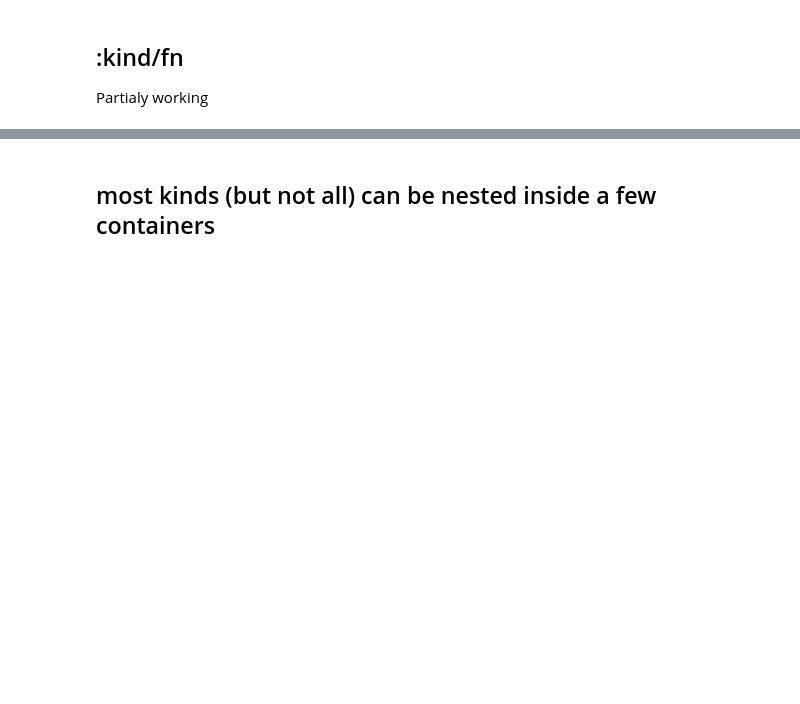
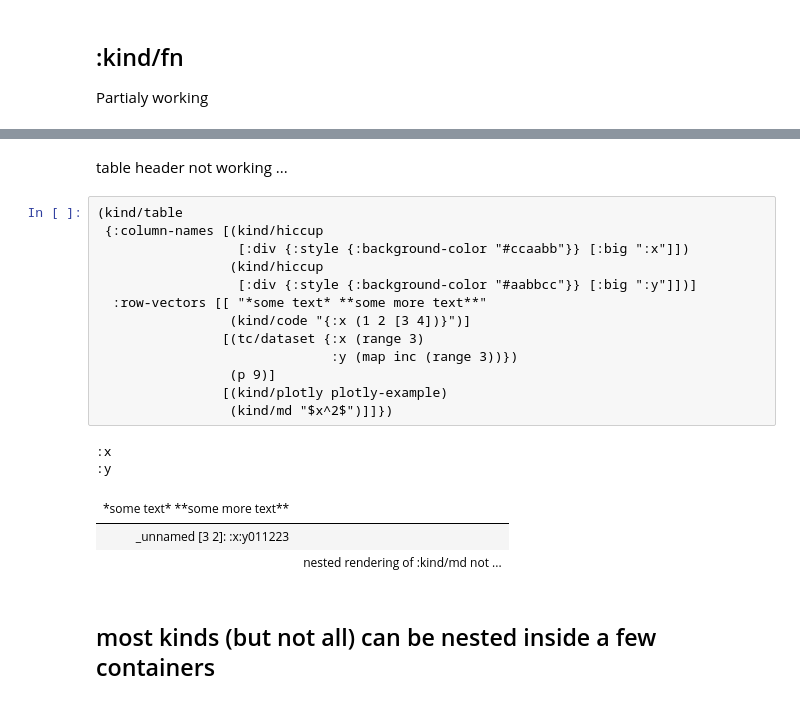
Before and after one commit to clojupyter/clojupyter, a Jupyter notebook: examples/demo-kinds.ipynb, the cells around one changed output, grey strips where cells are left out. Saved outputs shown, nothing was run; the diff lists cells and outputs as text; blank space fills up the shorter version.

Commit message:
fixed support fot kind/table

```diff
--- a/examples/demo-kinds.ipynb
+++ b/examples/demo-kinds.ipynb
@@ -314,3 +350,24 @@ Partialy working
+# %% [markdown]
+table header not working ...
+# %%
+(kind/table
+ {:column-names [(kind/hiccup
+                  [:div {:style {:background-color "#ccaabb"}} [:big ":x"]])
+                 (kind/hiccup
+                  [:div {:style {:background-color "#aabbcc"}} [:big ":y"]])]
+  :row-vectors [[ "*some text* **some more text**"
+                 (kind/code "{:x (1 2 [3 4])}")]
+                [(tc/dataset {:x (range 3)
+                              :y (map inc (range 3))})
+                 (p 9)]
+                [(kind/plotly plotly-example)
+                 (kind/md "$x^2$")]]})
+# %% [output]
+:x
+:y
+| *some text* **some more text** |  |
+| _unnamed [3 2]: :x:y011223 |  |
+|  | nested rendering of :kind/md not ... |
 # %% [markdown]
 ## most kinds (but not all) can be nested inside a few containers
 # %% [markdown]
```
Also changed, not shown: parts of 11 cells of this notebook, 2 other files.
